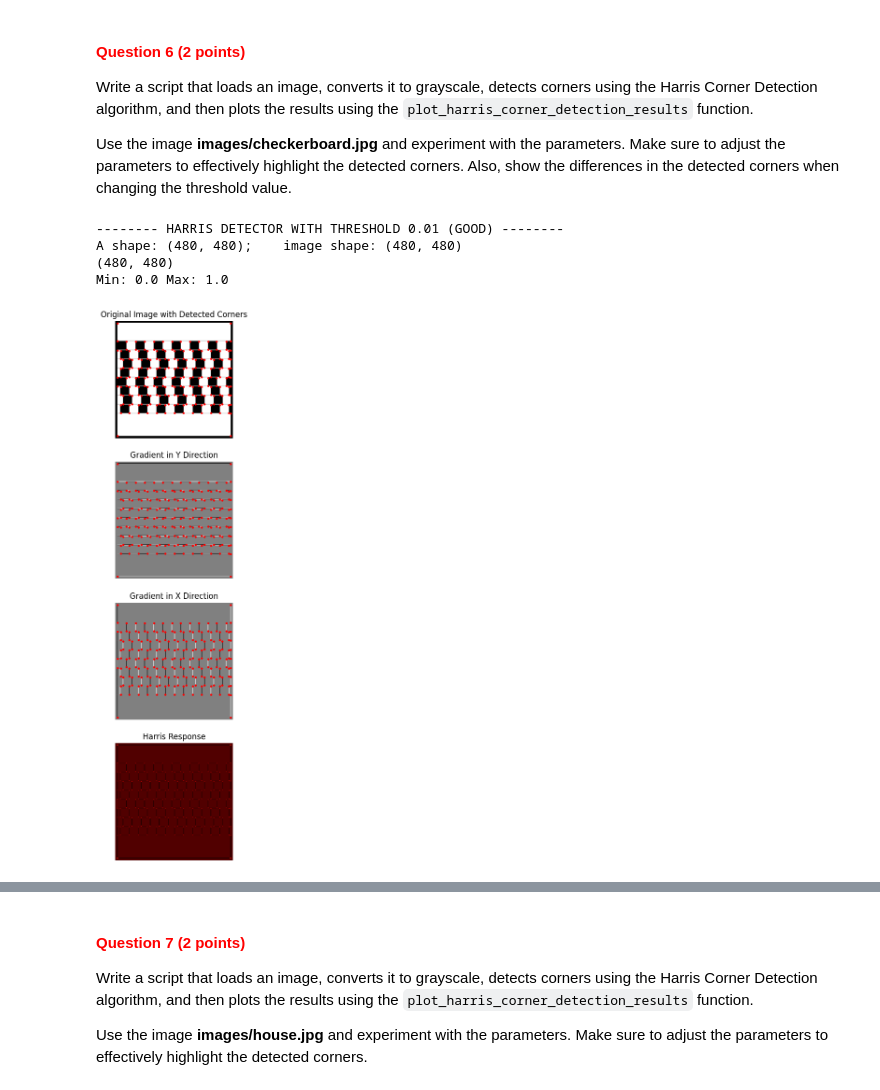
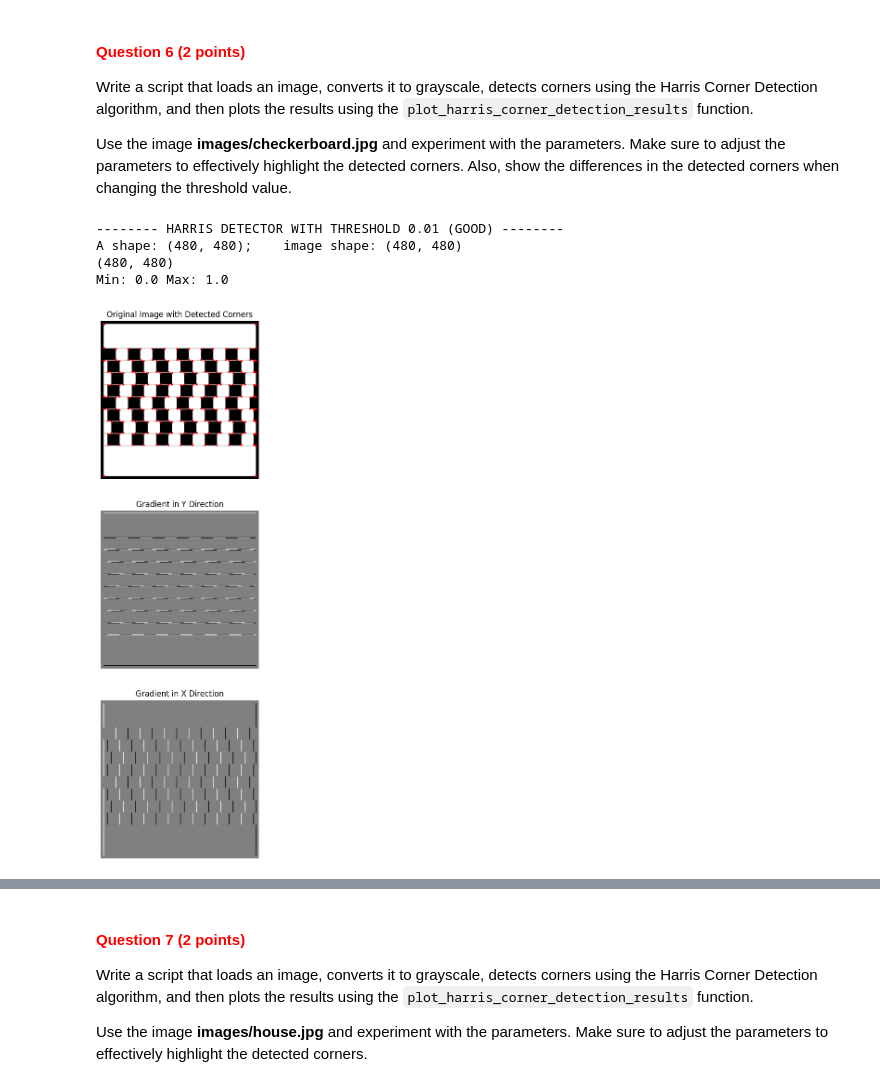
Before and after one commit to uvacv1/cv1-lab-3, a Jupyter notebook: cv1-lab-3.ipynb, the cells around one changed output, grey strips where cells are left out. Drawn from its saved outputs; the diff is of its cells as text; code cells hidden in the pictures.

```diff
--- a/cv1-lab-3.ipynb
+++ b/cv1-lab-3.ipynb
@@ -282,9 +282,7 @@ def compute_gradient_x(grayscale_image):
 
     # YOUR CODE HERE
     # according to eq. 4
-    # we believe that the gradients should actually be inverted
-    # but because they are always taken of the second order it doesn't matter
-    g_x = np.array([[-1, 0, 1]])
+    g_x = np.array([[1, 0, -1]])
     gradient_x = convolve2d(grayscale_image, g_x, mode="same")
 
     return gradient_x
@@ -309,12 +307,10 @@ def compute_gradient_y(grayscale_image):
 
     # YOUR CODE HERE
     # according to eq. 5
-    # we believe that the gradients should actually be inverted
-    # but because they are always taken of the second order it doesn't matter
     g_y = np.array([
-        [-1],
+        [1],
         [0],
-        [1]
+        [-1]
     ])
     gradient_y = scipy.signal.convolve2d(grayscale_image, g_y, mode="same")
 
@@ -357,7 +353,7 @@ def harris_corner_detector(normalized_image, sigma, threshold):
 
     harris_response = (A * C - B ** 2) - 0.04 * (A + C) ** 2
 
-    neighborhood_size = 3
+    neighborhood_size = 5
     filtered = maximum_filter(harris_response, neighborhood_size, mode='constant')
     mask = (harris_response == filtered)
     thresh_mask = np.zeros_like(harris_response, dtype=bool)
@@ -375,7 +371,7 @@ def harris_corner_detector(normalized_image, sigma, threshold):
 
 Implement a function `plot_harris_corner_detection_results` that plots three figures: The computed image derivatives $I_x$ and $I_y$, and the original image with the detected corner points plotted on it.
 # %%
-def plot_harris_corner_detection_results(normalized_image, harris_response, rows, columns):
+def plot_harris_corner_detection_results(normalized_image, rows, columns):
     """
     Plots the image derivatives I_x and I_y, and the original image with detected corner points.
 
@@ -390,7 +386,7 @@ def plot_harris_corner_detection_results(normalized_image, harris_response, rows
     """
 
     # YOUR CODE HERE
-    fig, axs = plt.subplots(4, figsize=(15,15))
+    fig, axs = plt.subplots(3, figsize=(15,15))
     axs[0].imshow(normalized_image, cmap="gray")
     axs[0].scatter(columns, rows, color='red', s=5)
     axs[0].set_title('Original Image with Detected Corners')
@@ -398,18 +394,12 @@ def plot_harris_corner_detection_results(normalized_image, harris_response, rows
     print("Min:", normalized_image.min(), "Max:", normalized_image.max())
 
     axs[1].imshow(compute_gradient_y(normalized_image), cmap="gray")
-    axs[1].scatter(columns, rows, color='red', s=5)
     axs[1].set_title('Gradient in Y Direction')
     axs[1].axis('off')
 
     axs[2].imshow(compute_gradient_x(normalized_image), cmap="gray")
-    axs[2].scatter(columns, rows, color='red', s=5)
     axs[2].set_title('Gradient in X Direction')
     axs[2].axis('off')
-
-    axs[3].imshow(harris_response, cmap='hot')
-    axs[3].set_title('Harris Response')
-    axs[3].axis('off')
 
     plt.axis('off')
 
@@ -424,15 +414,15 @@ Use the image **images/checkerboard.jpg** and experiment with the parameters. Ma
 # %%
 # YOUR CODE HERE
 checkerboard = convert_image_to_grayscale("images/checkerboard.jpg")
 print("-------- HARRIS DETECTOR WITH THRESHOLD 0.01 (GOOD) --------")
 h, r, c = harris_corner_detector(checkerboard, 1.0, 0.01)
-plot_harris_corner_detection_results(checkerboard, h, r, c)
+plot_harris_corner_detection_results(checkerboard, r, c)
 # %% [output]
 -------- HARRIS DETECTOR WITH THRESHOLD 0.01 (GOOD) --------
 A shape: (480, 480);    image shape: (480, 480)
 (480, 480)
 Min: 0.0 Max: 1.0
-[figure, old version]
+[figure, new version]
 # %%
 # YOUR CODE HERE
 checkerboard = convert_image_to_grayscale("images/checkerboard.jpg")
```
Also changed, not shown: parts of 8 cells of this notebook.
